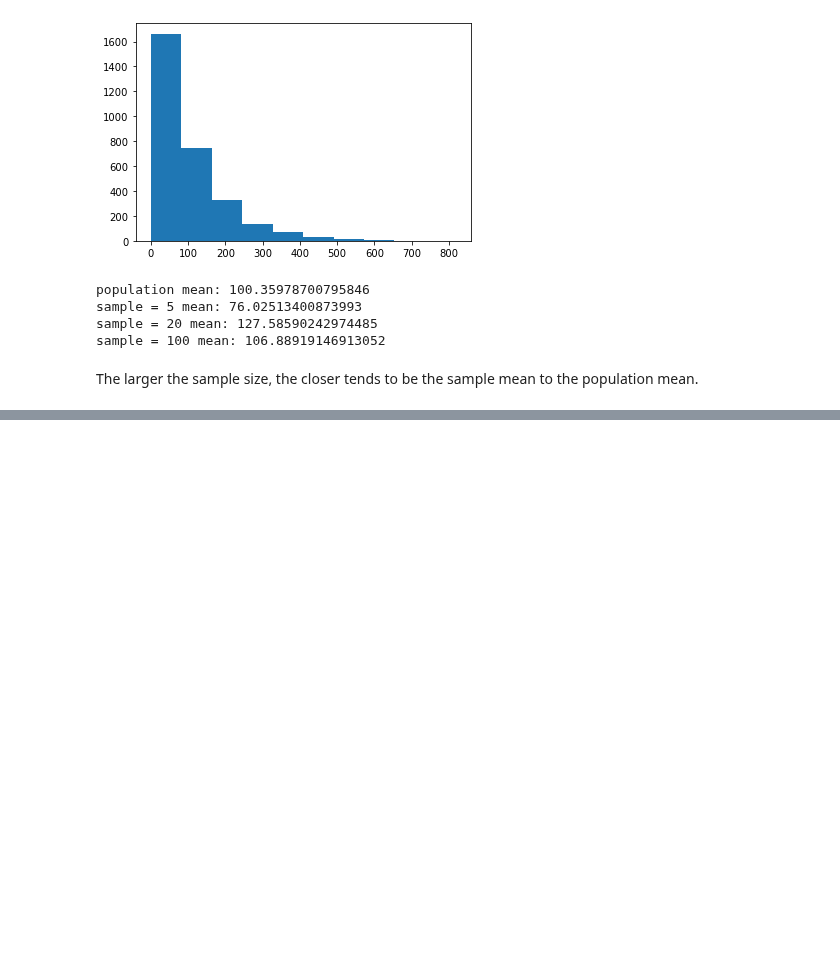
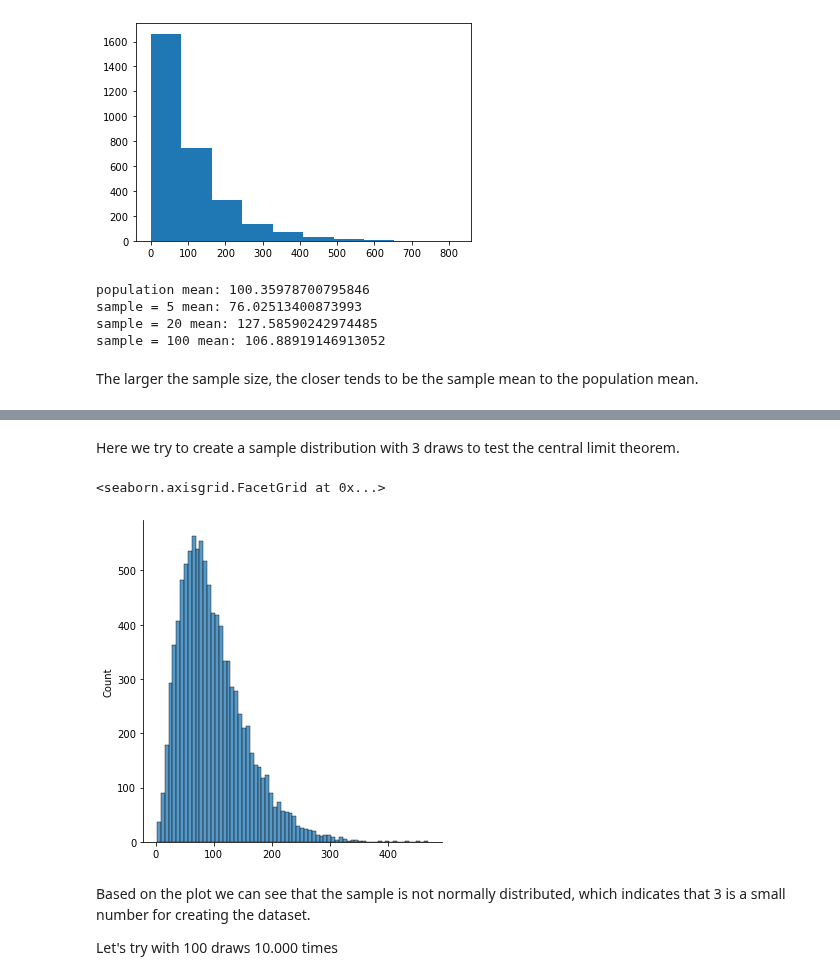
Before and after one commit to vpontello/DataScience_Nanodegree, a Jupyter notebook: 00_Extracurricular/02_Practical_Statistics/practical_statistics.ipynb, the cells around one changed output, grey strips where cells are left out. Drawn from its saved outputs; the diff is of its cells as text; code cells hidden in the pictures; blank space fills up the shorter version.

```diff
--- a/00_Extracurricular/02_Practical_Statistics/practical_statistics.ipynb
+++ b/00_Extracurricular/02_Practical_Statistics/practical_statistics.ipynb
@@ -881,0 +885,9 @@ And it applies for additional statistics, but it doesn't apply for all statistic
+# %%
+import numpy as np
+import matplotlib.pyplot as plt
+
+%matplotlib inline
+np.random.seed(42)
+
+pop_data = np.random.gamma(1,100,3000)
+plt.hist(pop_data);
@@ -881,0 +896,13 @@ And it applies for additional statistics, but it doesn't apply for all statistic
+# %% [markdown]
+Here we try to create a sample distribution with 3 draws to test the central limit theorem.
+# %%
+means_size_3 = np.random.choice(pop_data, size=[10000,3]).mean(axis=1)
+# %%
+sns.displot(means_size_3)
+# %% [output]
+<seaborn.axisgrid.FacetGrid at 0x...>
+[figure, added]
+# %% [markdown]
+Based on the plot we can see that the sample is not normally distributed, which indicates that 3 is a small number for creating the dataset.<br>
+
+Let's try with 100 draws 10.000 times
```
Also changed, not shown: parts of 22 cells of this notebook.
